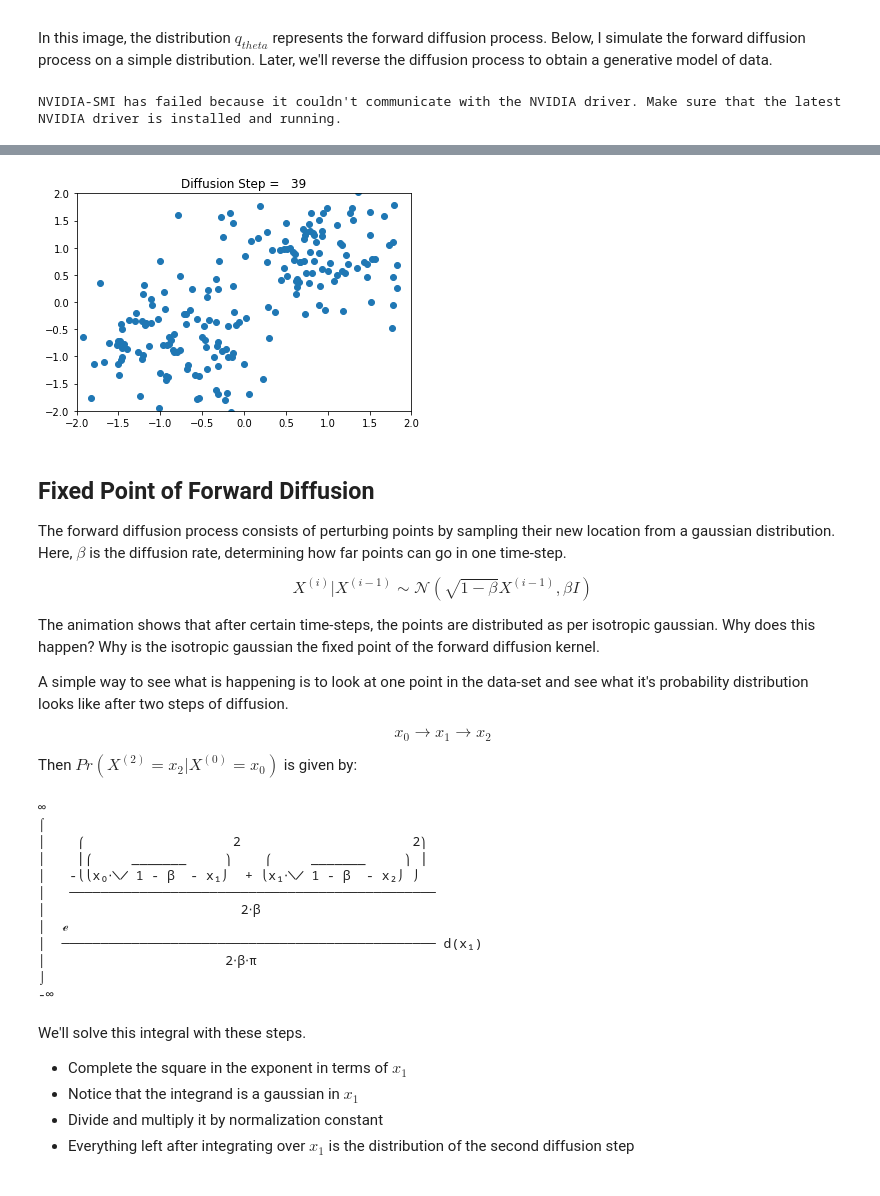
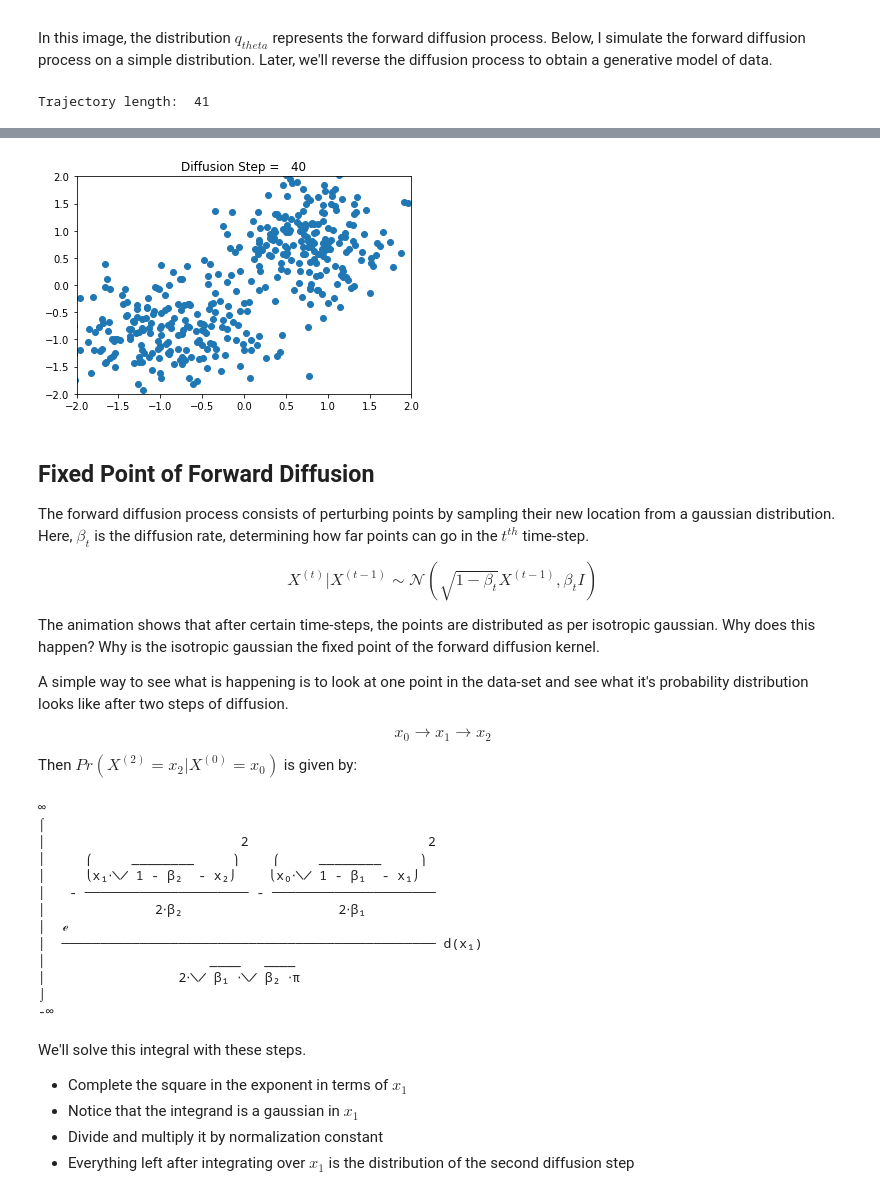
Before and after one commit to Vrroom/notebooks, a Jupyter notebook: Diffusion Models.ipynb, the cells around one changed output, grey strips where cells are left out. Cells and saved outputs as stored; diff of their text form; code cells hidden in the pictures.

Commit message:
Refactored Diffusion Models a bit

```diff
--- a/Diffusion Models.ipynb
+++ b/Diffusion Models.ipynb
@@ -5,8 +5,6 @@
 
 In this image, the distribution $q_{theta}$ represents the forward diffusion process. Below, I simulate the forward diffusion process on a simple distribution. Later, we'll reverse the diffusion process to obtain a generative model of data.
 # %%
-import svgpathtools as svg
-from vectorrvnn.geometry import *
 import matplotlib.pyplot as plt
 import torch
 from torch import nn
@@ -17,59 +15,60 @@ from sympy import *
 import numpy as np
 import matplotlib.pyplot as plt
 import seaborn as sns
 from matplotlib import animation
 from IPython.display import HTML
+import random
+from tqdm import tqdm
 
 %matplotlib inline
 
 init_printing()
 
-data1 = np.array([1., 1.]) + 0.1 * np.random.randn(100, 2)
-data2 = np.array([-1., -1.]) + 0.1 * np.random.randn(100, 2)
-data = np.concatenate([data1, data2])
+data1 = np.array([1., 1.]) + 0.01 * np.random.randn(200, 2)
+data2 = np.array([-1., -1.]) + 0.01 * np.random.randn(200, 2)
+data = np.concatenate((data1, data2))
+pts = data
 
-pts = data
-# a = svg.Document('s.svg')
-# lines = [flattenPath(p.path) for p in a.paths()]
-# pts = [np.array(equiDistantPointsOnPolyline(a, l, nSamples=200, normalize=True)).T for l in lines]
-# pts = np.vstack(pts)
-# data = pts
+STEPS = 40 # Diffusion steps
+BETA = 1e-2 # Diffusion rate
 
-BETA    = 1e-2 # Diffusion rate
-STEPS   = 40 # Diffusion steps
-
-def forward_step (pts) :
+def forward_step (pts, t) :
     mu_new = pts * np.sqrt(1 - BETA)
     pts_ = mu_new + np.sqrt(BETA) * np.random.randn(*mu_new.shape)
     return pts_
 
 fig, ax = plt.subplots()
 
 ax.set_xlim((-2, 2))
 ax.set_ylim((-2, 2))
 txt_title = ax.set_title('')
 scat = ax.scatter([], [])
 
+xs = []
+for i in range(STEPS) :
+    xs.append(pts)
+    pts = forward_step(pts, i + 1)
+xs.append(pts)
+print("Trajectory length: ", len(xs))
+
 def drawframe (t):
-    global pts
-    scat.set_offsets(pts)
+    scat.set_offsets(xs[t])
     txt_title.set_text('Diffusion Step = {0:4d}'.format(t))
-    pts = forward_step(pts)
     return (scat,)
 
-anim = animation.FuncAnimation(fig, drawframe, frames=STEPS, interval=200, blit=True)
+anim = animation.FuncAnimation(fig, drawframe, frames=STEPS + 1, interval=200, blit=True)
 HTML(anim.to_html5_video())
 # %% [output]
-NVIDIA-SMI has failed because it couldn't communicate with the NVIDIA driver. Make sure that the latest NVIDIA driver is installed and running.
+Trajectory length:  41
 [interactive output not drawn]
-[figure, old version]
+[figure, new version]
 # %% [markdown]
 ## Fixed Point of Forward Diffusion
 
-The forward diffusion process consists of perturbing points by sampling their new location from a gaussian distribution. Here, $\beta$ is the diffusion rate, determining how far points can go in one time-step.
+The forward diffusion process consists of perturbing points by sampling their new location from a gaussian distribution. Here, $\beta_t$ is the diffusion rate, determining how far points can go in the $t^{th}$ time-step.
 
 $$
-X^{(i)} | X^{(i - 1)} \sim \mathcal{N} (\sqrt{1 - \beta} X^{(i - 1)}, \beta I)
+X^{(t)} | X^{(t - 1)} \sim \mathcal{N} (\sqrt{1 - \beta_t} X^{(t - 1)}, \beta_t I)
 $$
 
 The animation shows that after certain time-steps, the points are distributed as per isotropic gaussian. Why does this happen? Why is the isotropic gaussian the fixed point of the forward diffusion kernel.
@@ -87,22 +86,23 @@ def gaussian (x, mu, sigma) :
     """
     return 1 / (sigma * sqrt(2 * pi)) * exp(-((x - mu) / sigma) ** 2 / 2)
 
-var('x_0 x_1 x_2 pi beta Z')
+var('x_0 x_1 x_2 pi beta_1 beta_2 Z')
 
-I = gaussian(x_1, x_0 * sqrt(1 - beta), sqrt(beta)) * gaussian(x_2, x_1 * sqrt(1 - beta), sqrt(beta))
+I = gaussian(x_1, x_0 * sqrt(1 - beta_1), sqrt(beta_1)) * gaussian(x_2, x_1 * sqrt(1 - beta_2), sqrt(beta_2))
 I = simplify(I)
 pprint(Integral(I, (x_1, -oo, oo)))
 # %% [output]
 ∞
 ⌠
-⎮    ⎛                   2                      2⎞
-⎮    ⎜⎛     _______     ⎞    ⎛     _______     ⎞ ⎟
-⎮   -⎝⎝x₀⋅╲╱ 1 - β  - x₁⎠  + ⎝x₁⋅╲╱ 1 - β  - x₂⎠ ⎠
-⎮   ───────────────────────────────────────────────
-⎮                         2⋅β
+⎮                         2                       2
+⎮     ⎛     ________     ⎞    ⎛     ________     ⎞
+⎮     ⎝x₁⋅╲╱ 1 - β₂  - x₂⎠    ⎝x₀⋅╲╱ 1 - β₁  - x₁⎠
+⎮   - ───────────────────── - ─────────────────────
+⎮              2⋅β₂                    2⋅β₁
 ⎮  ℯ
 ⎮  ──────────────────────────────────────────────── d(x₁)
-⎮                       2⋅β⋅π
+⎮                     ____   ____
+⎮                 2⋅╲╱ β₁ ⋅╲╱ β₂ ⋅π
 ⌡
 -∞
 # %% [markdown]
```
Also changed, not shown: parts of 8 cells of this notebook.
